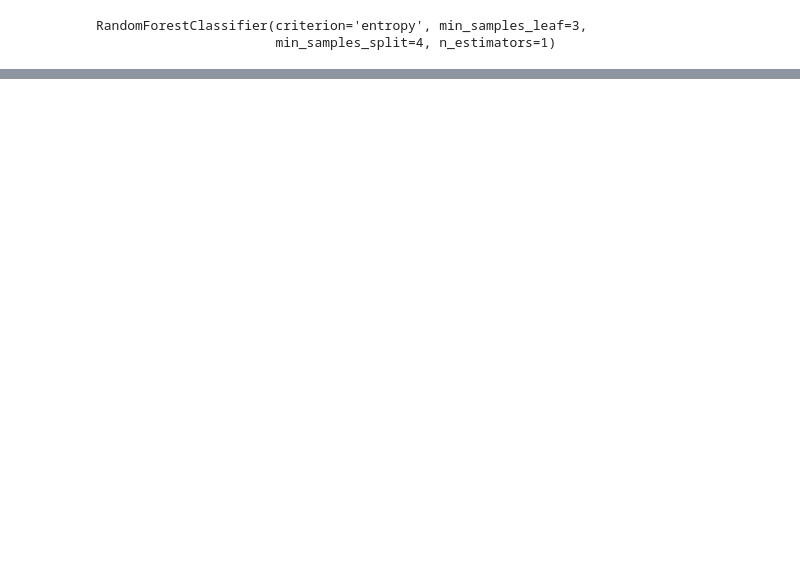
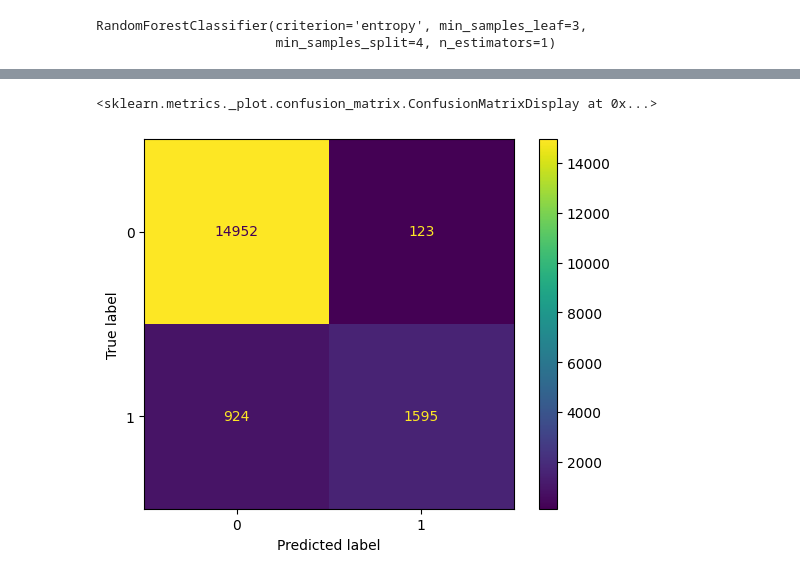
Before and after one commit to manepriyanka321/ML-Practice, a Jupyter notebook: Ensemble techniques/ensemble.ipynb, the cells around one changed output, grey strips where cells are left out. Cells and saved outputs as stored; diff of their text form; code cells hidden in the pictures; blank space fills up the shorter version.

```diff
--- a/Ensemble techniques/ensemble.ipynb
+++ b/Ensemble techniques/ensemble.ipynb
@@ -240,13 +242,13 @@ xtest.shape
 # %%
 from sklearn.ensemble import RandomForestClassifier
 
-model = RandomForestClassifier(
+model1 = RandomForestClassifier(
     n_estimators=1,
     min_samples_leaf=3,
     min_samples_split=4,
     criterion="entropy"
 )
-model.fit(xtrain, ytrain)
+model1.fit(xtrain, ytrain)
 # %% [output]
 RandomForestClassifier(criterion='entropy', min_samples_leaf=3,
                        min_samples_split=4, n_estimators=1)
@@ -260,0 +265,17 @@ model.score(xtest, ytest)
+# %%
+import numpy as np
+params1 = {
+    "n_estimators" : np.arange(1, 320, 50),
+    "max_depth" : np.arange(2, 8, 1),
+    "min_samples_leaf" : np.arange(2, 8, 1),
+    "min_samples_split" : np.arange(2, 9, 1),
+    "criterion" : ["gini", "entropy"]
+}
+# %%
+base_model1 = RandomForestClassifier()
+
+from sklearn.model_selection import RandomizedSearchCV
+
+rscv_rf = RandomizedSearchCV(base_model1, params1, cv=5, scoring="f1_macro", n_jobs=-1)
+
+rscv_rf.fit(xtrain, ytrain)
@@ -260,0 +298,3 @@ model.score(xtest, ytest)
+# %%
+best_rf = rscv_rf.best_estimator_
+best_rf
@@ -260,0 +337,6 @@ model.score(xtest, ytest)
+# %%
+from sklearn.metrics import ConfusionMatrixDisplay
+ConfusionMatrixDisplay.from_estimator(best_rf, xtest, ytest)
+# %% [output]
+<sklearn.metrics._plot.confusion_matrix.ConfusionMatrixDisplay at 0x...>
+[figure, added]
```
Also changed, not shown: parts of 34 cells of this notebook, 7 other files.
